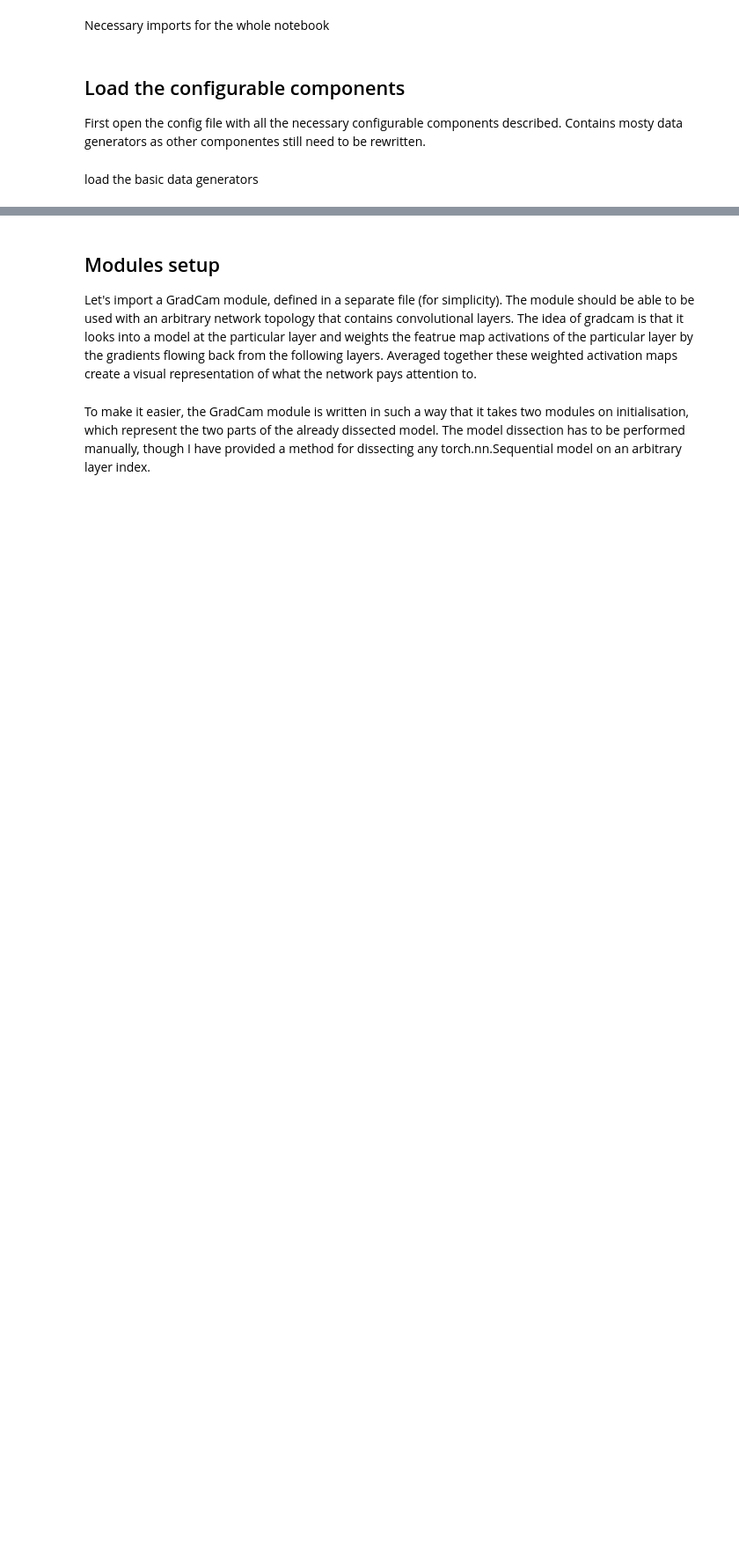
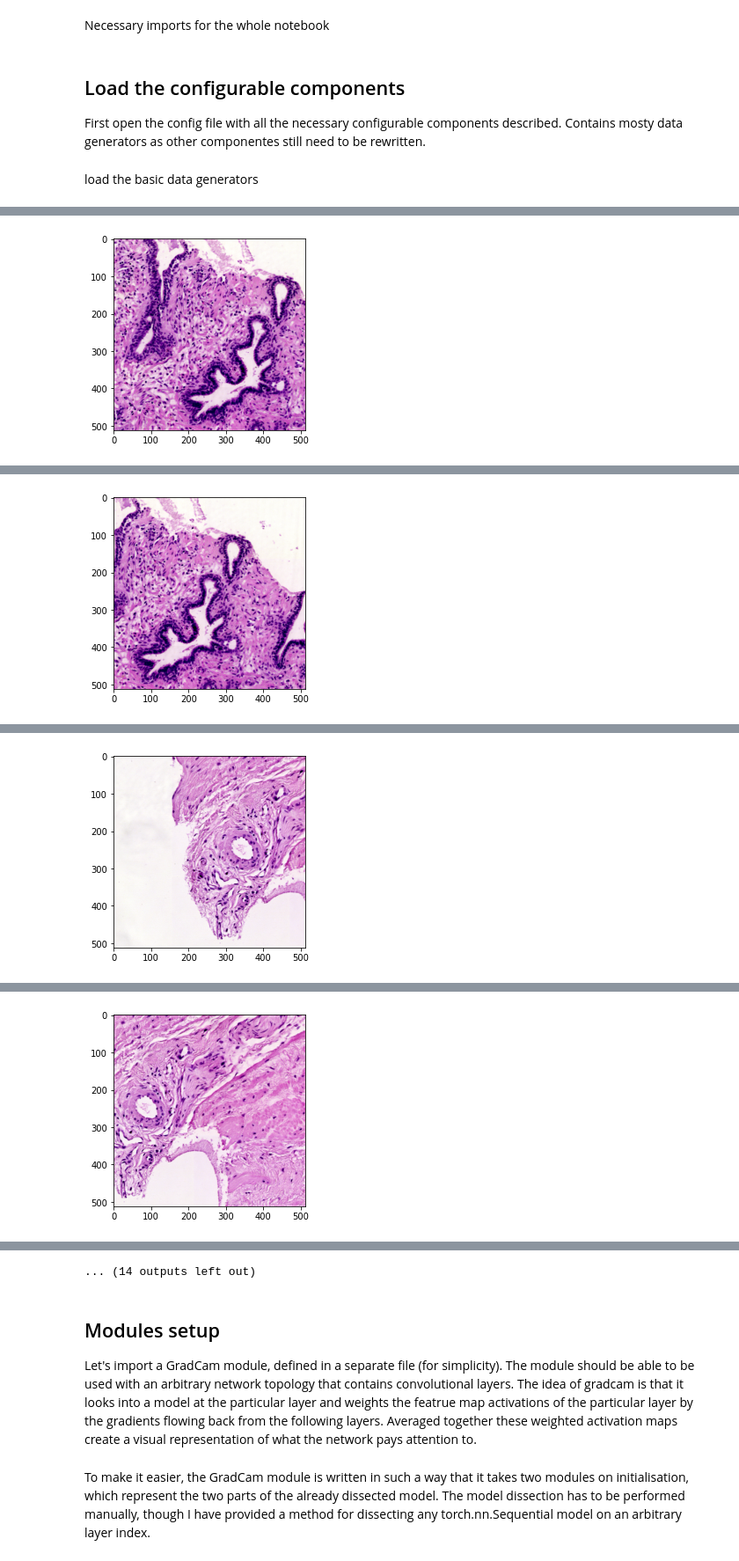
Before and after one commit to RationAI/crc_ml-provenance, a Jupyter notebook: GradCAM_tinkering_for_prunning_purposes.ipynb, the cells around one changed output, grey strips where cells are left out. Shown at 88% size. Drawn from its saved outputs; the diff is of its cells as text; code cells hidden in the pictures; blank space fills up the shorter version.

```diff
--- a/GradCAM_tinkering_for_prunning_purposes.ipynb
+++ b/GradCAM_tinkering_for_prunning_purposes.ipynb
@@ -62,10 +71,36 @@ datagen_seq = build_from_config(parse_configs_recursively("datagen_seq", cfg_sto
 generators_dict_seq = datagen_seq.build_from_template()
 seq_generator = generators_dict_seq['just_gen_seq']
 seq_generator.set_batch_size(1)
-for i in range(4):
-    seq_generator.sampler.next()
-seq_generator.on_epoch_end()
-print(len(seq_generator))  # 874
-# indexes around 59 contain the critical segment
-special_input_, special_output_ = seq_generator[59]
-special_img = special_input_.squeeze().permute([1,2,0]).numpy()
+
+interesting_indices_intervals = [
+    (688, 1528, [300, 301]),
+    (1, 2344, [23, 25, 225, 226, 280, 281]),
+    (2, 874, [59, 60]),
+    (4, 1392, [2, 11, 23])
+]
+
+special_data = []
+
+
+for interval, size_, indices in interesting_indices_intervals:
+    for i in range(interval):
+        seq_generator.sampler.next()
+
+    seq_generator.on_epoch_end()
+    # # plot several images
+    # for i in range(25, 100):
+    #     special_input_, special_output_ = seq_generator[i]
+    #     special_img = special_input_.squeeze().permute([1,2,0]).numpy()
+    #     plt.imshow(special_img)
+    #     plt.show()
+    # break
+    assert len(seq_generator) == size_
+
+    # indexes around 59 contain the critical segment
+    for i in indices:
+        special_input_, special_output_ = seq_generator[i]
+        special_data.append((special_input_, special_output_))
+        special_img = special_input_.squeeze().permute([1,2,0]).numpy()
+        plt.imshow(special_img)
+        plt.show()
+# %% [output]
@@ -71,0 +110 @@ special_img = special_input_.squeeze().permute([1,2,0]).numpy()
+[figure, added]
@@ -71,0 +112 @@ special_img = special_input_.squeeze().permute([1,2,0]).numpy()
+[figure, added]
@@ -71,0 +115 @@ special_img = special_input_.squeeze().permute([1,2,0]).numpy()
+[figure, added]
@@ -71,0 +117 @@ special_img = special_input_.squeeze().permute([1,2,0]).numpy()
+[figure, added]
@@ -72,3 +122,4 @@ special_img = special_input_.squeeze().permute([1,2,0]).numpy()
+... (14 outputs left out)
 # %% [markdown]
 ## Modules setup
 
```
Also changed, not shown: parts of 11 cells of this notebook, 3 other files.
